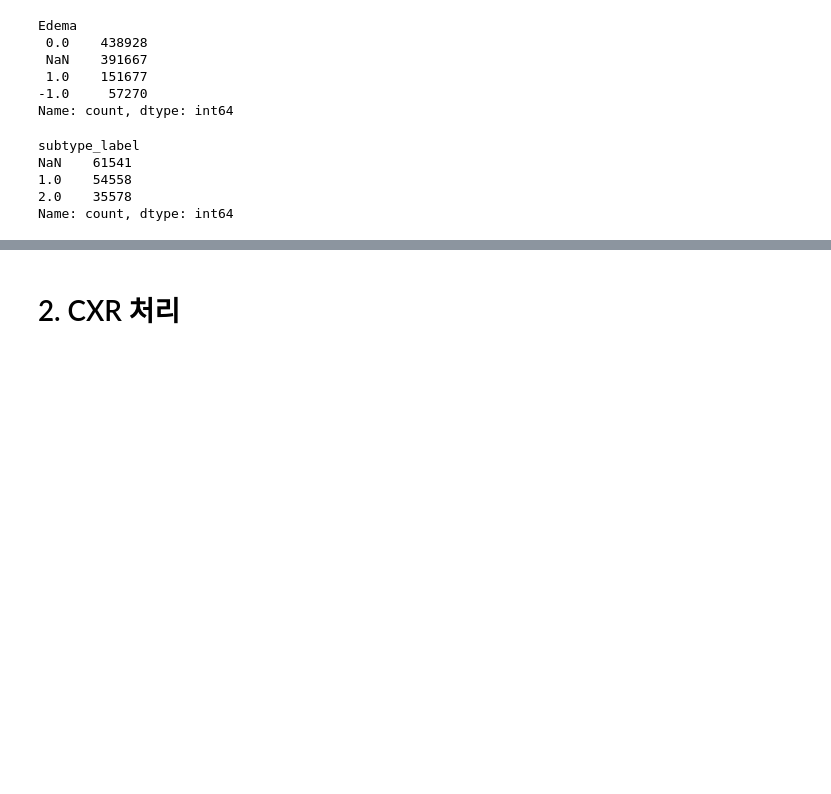
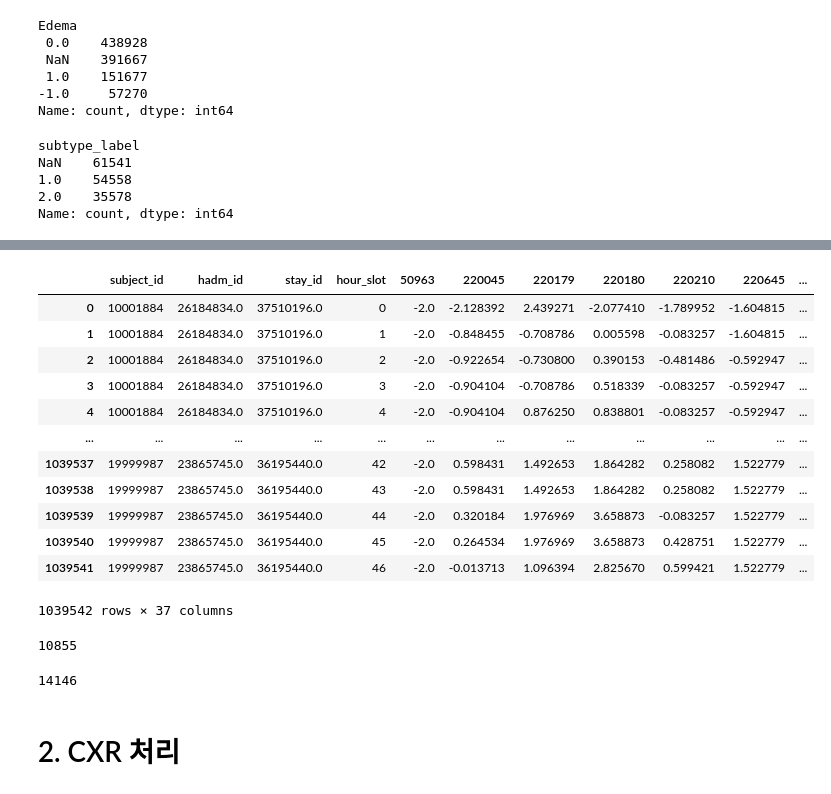
Before and after one commit to lastdancewithyou/multimodal_edema_prediction, a Jupyter notebook: preprocess/time_series_cxr_preprocess_20260316.ipynb, the cells around one changed output, grey strips where cells are left out. Drawn from its saved outputs; the diff is of its cells as text; code cells hidden in the pictures; blank space fills up the shorter version.

```diff
--- a/preprocess/time_series_cxr_preprocess_20260316.ipynb
+++ b/preprocess/time_series_cxr_preprocess_20260316.ipynb
@@ -1840,3 +1757,31 @@ df_features.to_feather('/home/DAHS1/gangmin/my_research/src/test/final_ts_datase
+# %%
+key_id_icu = pd.read_feather("/home/DAHS1/gangmin/my_research/processed/key_id_icu.ftr")
+key_id_icu = key_id_icu[['subject_id', 'hadm_id', 'stay_id']]
+# %%
+ts_df = key_id_icu.merge(test, on=['hadm_id', 'stay_id'], how='left')
+ts_df
+# %% [output]
+|  | subject_id | hadm_id | stay_id | hour_slot | 50963 | 220045 | 220179 | 220180 | 220210 | 220645 | ... |
+| 0 | 10001884 | 26184834.0 | 37510196.0 | 0 | -2.0 | -2.128392 | 2.439271 | -2.077410 | -1.789952 | -1.604815 | ... |
+| 1 | 10001884 | 26184834.0 | 37510196.0 | 1 | -2.0 | -0.848455 | -0.708786 | 0.005598 | -0.083257 | -1.604815 | ... |
+| 2 | 10001884 | 26184834.0 | 37510196.0 | 2 | -2.0 | -0.922654 | -0.730800 | 0.390153 | -0.481486 | -0.592947 | ... |
+| 3 | 10001884 | 26184834.0 | 37510196.0 | 3 | -2.0 | -0.904104 | -0.708786 | 0.518339 | -0.083257 | -0.592947 | ... |
+| 4 | 10001884 | 26184834.0 | 37510196.0 | 4 | -2.0 | -0.904104 | 0.876250 | 0.838801 | -0.083257 | -0.592947 | ... |
+| ... | ... | ... | ... | ... | ... | ... | ... | ... | ... | ... | ... |
+| 1039537 | 19999987 | 23865745.0 | 36195440.0 | 42 | -2.0 | 0.598431 | 1.492653 | 1.864282 | 0.258082 | 1.522779 | ... |
+| 1039538 | 19999987 | 23865745.0 | 36195440.0 | 43 | -2.0 | 0.598431 | 1.492653 | 1.864282 | 0.258082 | 1.522779 | ... |
+| 1039539 | 19999987 | 23865745.0 | 36195440.0 | 44 | -2.0 | 0.320184 | 1.976969 | 3.658873 | -0.083257 | 1.522779 | ... |
+| 1039540 | 19999987 | 23865745.0 | 36195440.0 | 45 | -2.0 | 0.264534 | 1.976969 | 3.658873 | 0.428751 | 1.522779 | ... |
+| 1039541 | 19999987 | 23865745.0 | 36195440.0 | 46 | -2.0 | -0.013713 | 1.096394 | 2.825670 | 0.599421 | 1.522779 | ... |
+1039542 rows × 37 columns
+# %%
+ts_df['subject_id'].nunique()
+# %% [output]
+10855
+# %%
+test['stay_id'].nunique()
+# %% [output]
+14146
 # %%
 # DL용 데이터 (Recency 포함)
 # df_features.to_feather('/home/DAHS1/gangmin/my_research/src/test/final_ts_dataset_1223.ftr')
```
Also changed, not shown: parts of 22 cells of this notebook, 8 other files.
